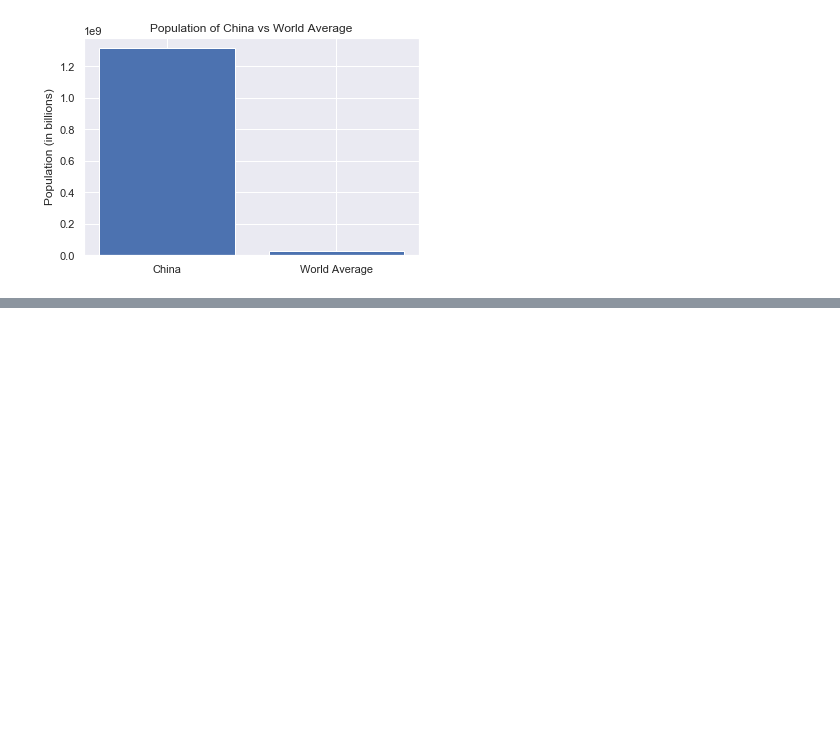
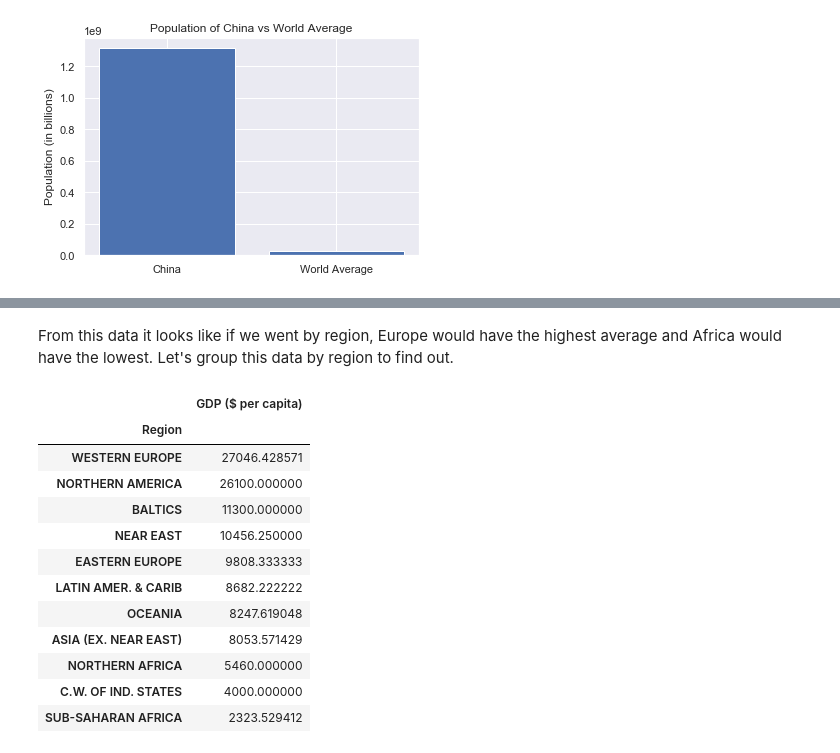
Before and after one commit to npally/DataSciencePortfolio, a Jupyter notebook: countries/Country Data.ipynb, the cells around one changed output, grey strips where cells are left out. Saved outputs shown, nothing was run; the diff lists cells and outputs as text; code cells hidden in the pictures; blank space fills up the shorter version.

```diff
--- a/countries/Country Data.ipynb
+++ b/countries/Country Data.ipynb
@@ -146,0 +181,20 @@ plt.show()
+# %% [markdown]
+From this data it looks like if we went by region, Europe would have the highest average and Africa would have the lowest. Let's group this data by region to find out.
+# %%
+gdp_region = df[['Region','GDP ($ per capita)']]
+gdp_by_region = gdp_region.groupby('Region').agg(np.mean).sort_values(by=['GDP ($ per capita)'], ascending=False)
+gdp_by_region
+# %% [output]
+|  | GDP ($ per capita) |
+| Region |  |
+| WESTERN EUROPE | 27046.428571 |
+| NORTHERN AMERICA | 26100.000000 |
+| BALTICS | 11300.000000 |
+| NEAR EAST | 10456.250000 |
+| EASTERN EUROPE | 9808.333333 |
+| LATIN AMER. & CARIB | 8682.222222 |
+| OCEANIA | 8247.619048 |
+| ASIA (EX. NEAR EAST) | 8053.571429 |
+| NORTHERN AFRICA | 5460.000000 |
+| C.W. OF IND. STATES | 4000.000000 |
+| SUB-SAHARAN AFRICA | 2323.529412 |
```
Also changed, not shown: parts of 7 cells of this notebook.
